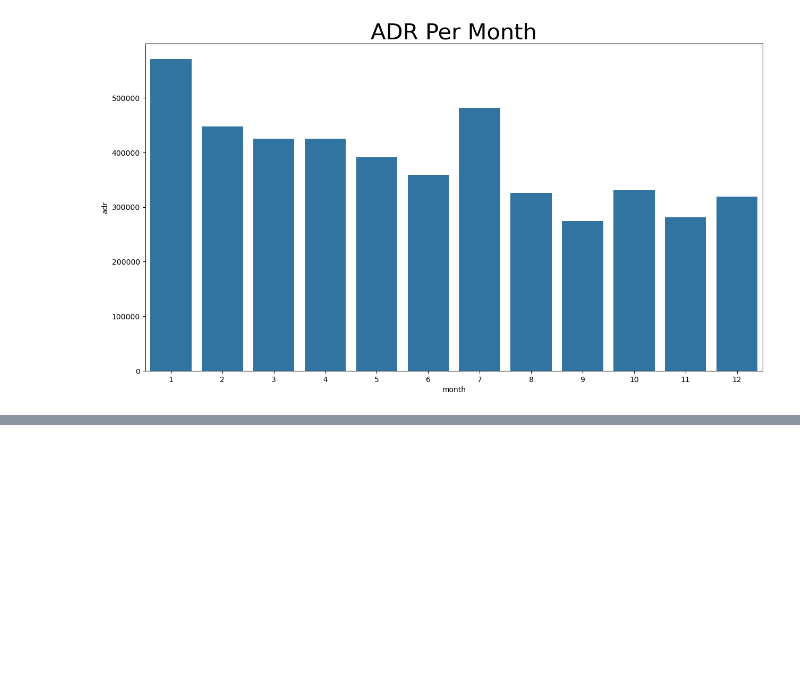
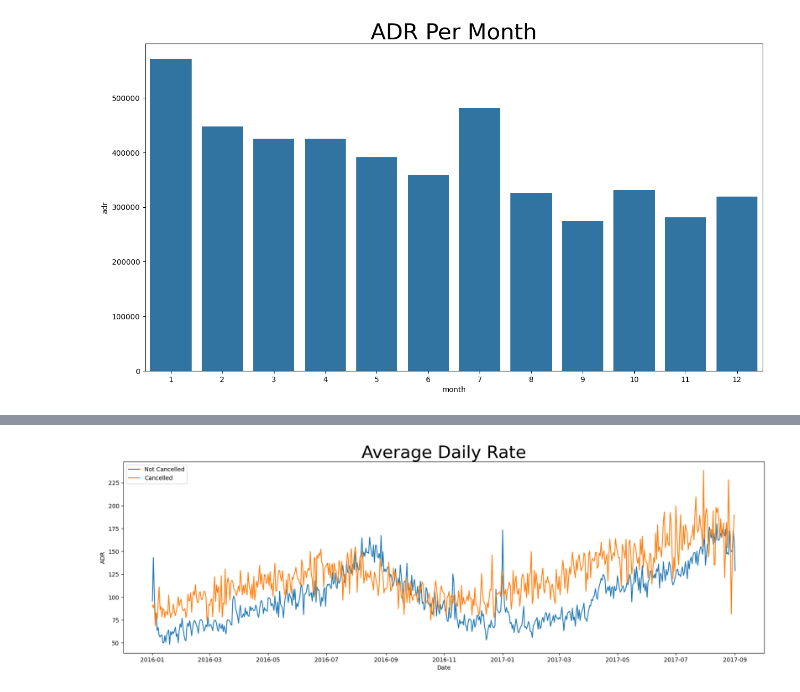
Before and after one commit to mahabubalam-gbs/Python-EDA-Hotel-Booking-Analysis, a Jupyter notebook: Data Analysis (Hotel Booking).ipynb, the cells around one changed output, grey strips where cells are left out. Saved outputs shown, nothing was run; the diff lists cells and outputs as text; code cells hidden in the pictures; blank space fills up the shorter version.

```diff
--- a/Data Analysis (Hotel Booking).ipynb
+++ b/Data Analysis (Hotel Booking).ipynb
@@ -262,0 +366,40 @@ plt.show()
+# %%
+cancelled_df_adr['reservation_status_date'] = pd.to_datetime(
+    cancelled_df_adr['reservation_status_date'], errors='coerce'
+)
+not_cancelled_df_adr['reservation_status_date'] = pd.to_datetime(
+    not_cancelled_df_adr['reservation_status_date'], errors='coerce'
+)
+# %%
+cancelled_df_adr = cancelled_df_adr[
+    (cancelled_df_adr['reservation_status_date'] >= '2016-01-01') &
+    (cancelled_df_adr['reservation_status_date'] <= '2017-09-01')
+]
+
+not_cancelled_df_adr = not_cancelled_df_adr[
+    (not_cancelled_df_adr['reservation_status_date'] >= '2016-01-01') &
+    (not_cancelled_df_adr['reservation_status_date'] <= '2017-09-01')
+]
+# %%
+cancelled_df_adr.sort_values('reservation_status_date', inplace=True)
+not_cancelled_df_adr.sort_values('reservation_status_date', inplace=True)
+# %%
+plt.figure(figsize=(20, 6))
+plt.plot(
+    not_cancelled_df_adr['reservation_status_date'],
+    not_cancelled_df_adr['adr'],
+    label='Not Cancelled'
+)
+plt.plot(
+    cancelled_df_adr['reservation_status_date'],
+    cancelled_df_adr['adr'],
+    label='Cancelled'
+)
+
+plt.title('Average Daily Rate', fontsize = 30)
+plt.xlabel('Date')
+plt.ylabel('ADR')
+plt.legend()
+plt.show()
+# %% [output]
+[figure, added]
```
Also changed, not shown: parts of 6 cells of this notebook.
